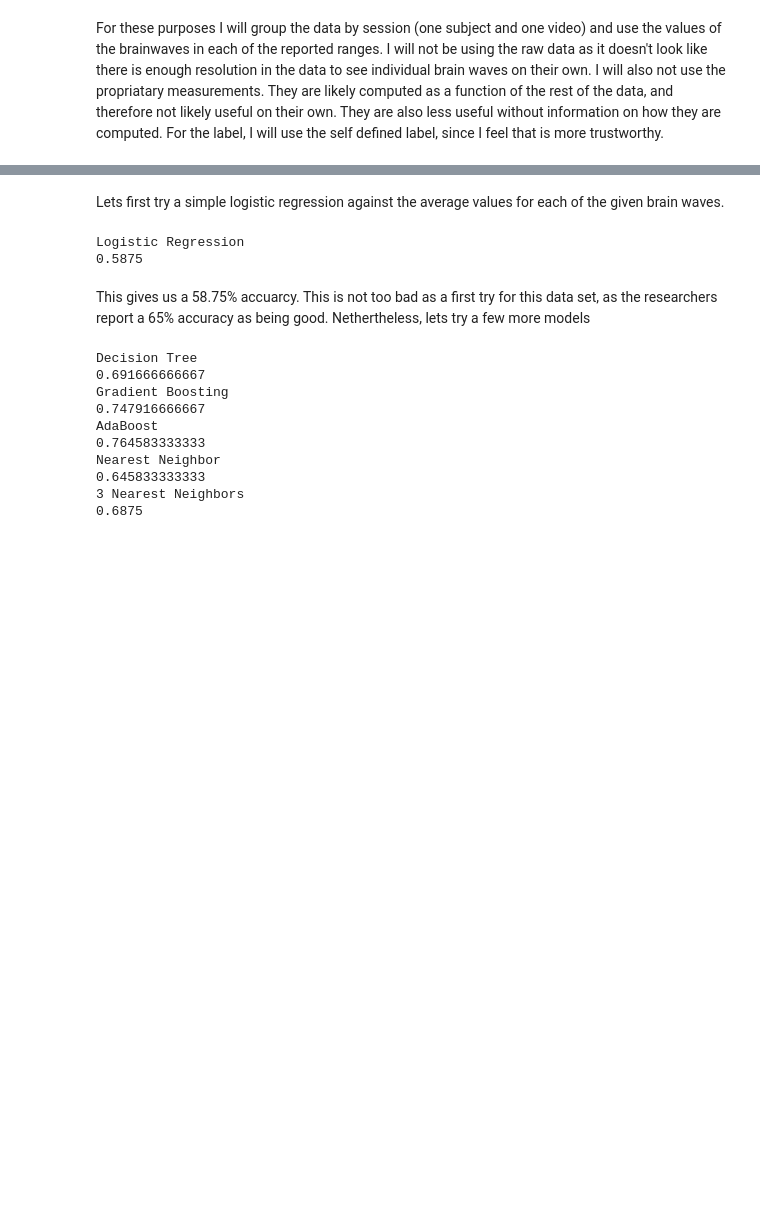
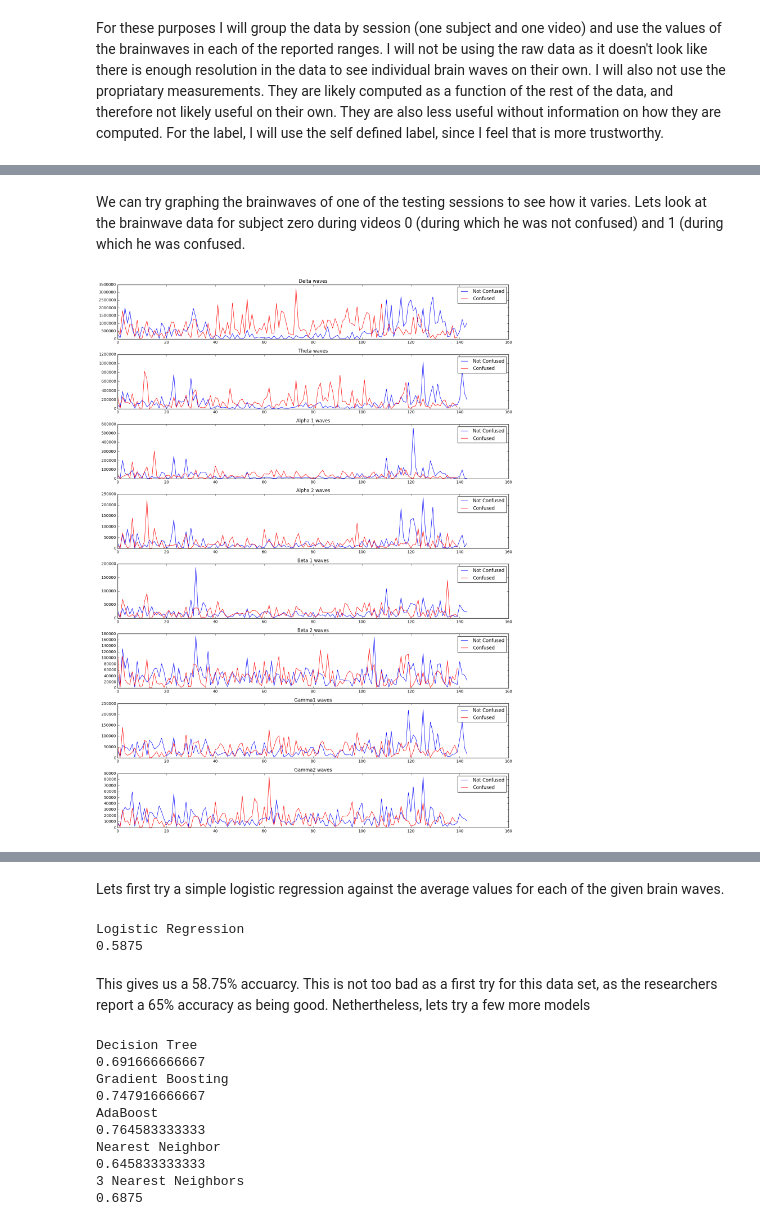
Before and after one commit to nwbvt/udacity-confusion, a Jupyter notebook: Confusion.ipynb, the cells around one changed output, grey strips where cells are left out. Drawn from its saved outputs; the diff is of its cells as text; code cells hidden in the pictures; blank space fills up the shorter version.

```diff
--- a/Confusion.ipynb
+++ b/Confusion.ipynb
@@ -31,0 +64,15 @@ sessions = feature_data.groupby(['subject ID', 'Video ID'])
+# %% [markdown]
+We can try graphing the brainwaves of one of the testing sessions to see how it varies.  Lets look at the brainwave data for subject zero during videos 0 (during which he was not confused) and 1 (during which he was confused.
+# %%
+fig, subplots = pyplot.subplots(8, 1, figsize=(15, 20))
+not_confused = sessions.get_group((0,0))
+confused = sessions.get_group((0,1))
+waves = ["Delta", "Theta", "Alpha 1", "Alpha 2", "Beta 1", "Beta 2", "Gamma1", "Gamma2"]
+for plot, wave in zip(subplots, waves):
+    plot.set_title("%s waves" % wave)
+    plot.plot(np.arange(len(not_confused)), not_confused[[wave]], 'b', label="Not Confused")
+    plot.plot(np.arange(len(confused)), confused[[wave]], 'r', label="Confused")
+    plot.legend()
+pyplot.tight_layout()
+# %% [output]
+[figure, added]
```
Also changed, not shown: parts of 9 cells of this notebook.
